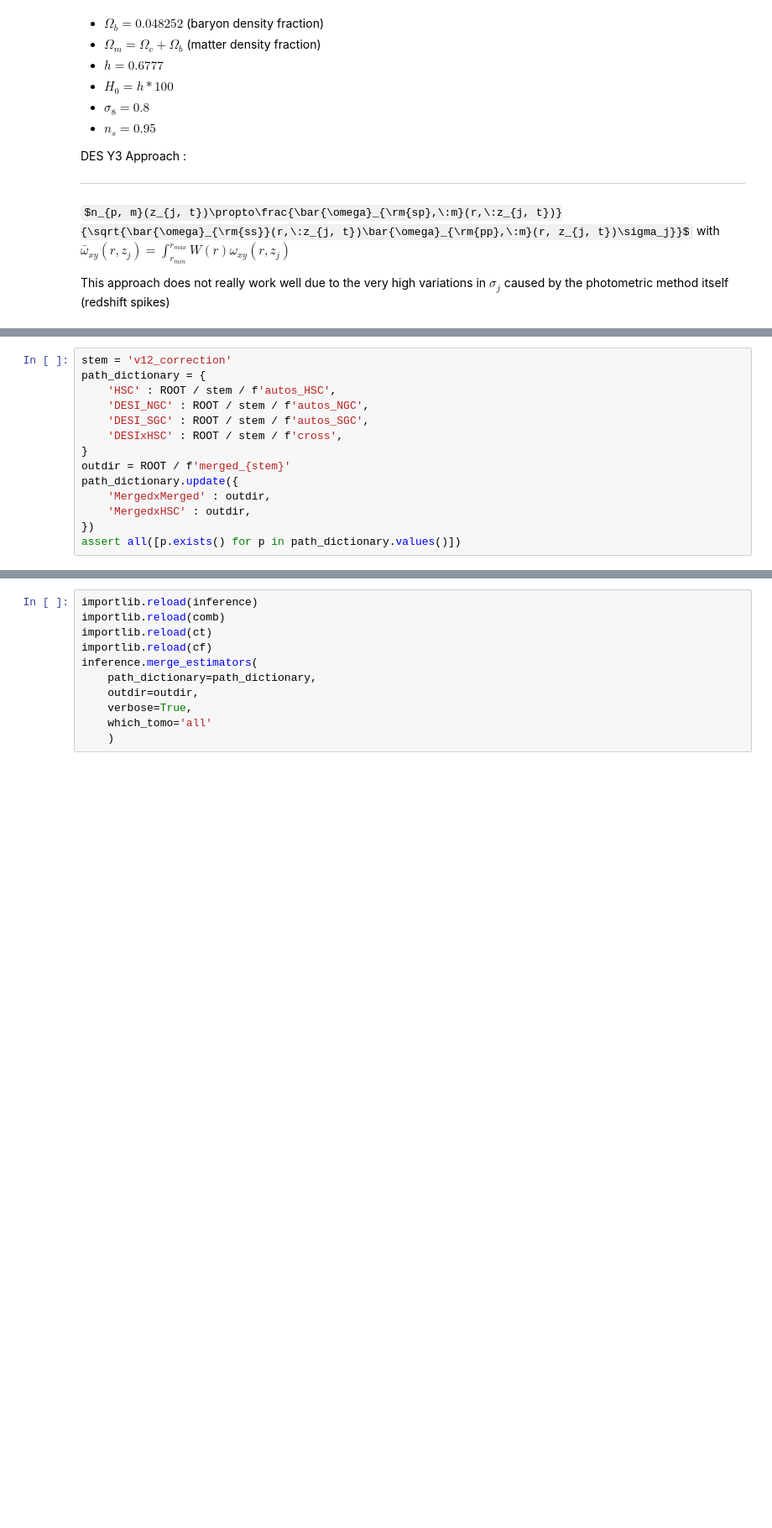
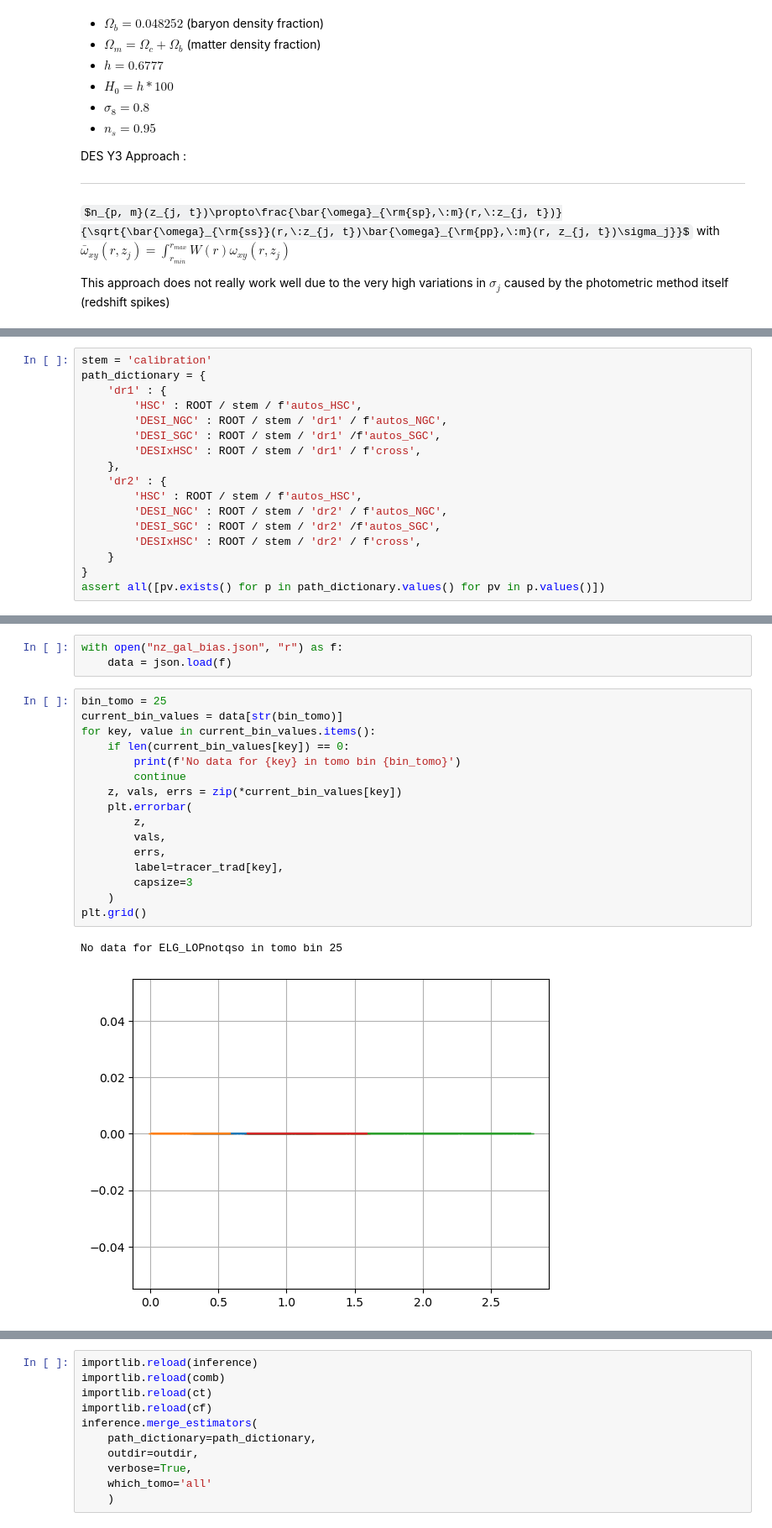
Before and after one commit to JeanCHDJdev/desi-y3-hsc, a Jupyter notebook: src/statistics/photoz_bias.ipynb, the cells around one changed output, grey strips where cells are left out. Shown at 84% size. Cells and saved outputs as stored; diff of their text form; some formulas as TeX source; blank space fills up the shorter version.

```diff
--- a/src/statistics/photoz_bias.ipynb
+++ b/src/statistics/photoz_bias.ipynb
@@ -69,16 +63,19 @@ tracer_trad = {
     'QSO' : 'QSO',
 }
 # %%
-stem = 'v12_correction'
+stem = 'calibration'
 path_dictionary = {
-    'HSC' : ROOT / stem / f'autos_HSC',
-    'DESI_NGC' : ROOT / stem / f'autos_NGC',
-    'DESI_SGC' : ROOT / stem / f'autos_SGC',
-    'DESIxHSC' : ROOT / stem / f'cross',
+    'dr1' : {
+        'HSC' : ROOT / stem / f'autos_HSC',
+        'DESI_NGC' : ROOT / stem / 'dr1' / f'autos_NGC',
+        'DESI_SGC' : ROOT / stem / 'dr1' /f'autos_SGC',
+        'DESIxHSC' : ROOT / stem / 'dr1' / f'cross',
+    },
+    'dr2' : {
+        'HSC' : ROOT / stem / f'autos_HSC',
+        'DESI_NGC' : ROOT / stem / 'dr2' / f'autos_NGC',
+        'DESI_SGC' : ROOT / stem / 'dr2' /f'autos_SGC',
+        'DESIxHSC' : ROOT / stem / 'dr2' / f'cross',
+    }
 }
-outdir = ROOT / f'merged_{stem}'
-path_dictionary.update({
-    'MergedxMerged' : outdir,
-    'MergedxHSC' : outdir,
-})
-assert all([p.exists() for p in path_dictionary.values()])
+assert all([pv.exists() for p in path_dictionary.values() for pv in p.values()])
@@ -84,0 +145,22 @@ assert all([p.exists() for p in path_dictionary.values()])
+# %%
+with open("nz_gal_bias.json", "r") as f:
+    data = json.load(f)
+# %%
+bin_tomo = 25
+current_bin_values = data[str(bin_tomo)]
+for key, value in current_bin_values.items():
+    if len(current_bin_values[key]) == 0:
+        print(f'No data for {key} in tomo bin {bin_tomo}')
+        continue
+    z, vals, errs = zip(*current_bin_values[key])
+    plt.errorbar(
+        z,
+        vals,
+        errs,
+        label=tracer_trad[key],
+        capsize=3
+    )
+plt.grid()
+# %% [output]
+No data for ELG_LOPnotqso in tomo bin 25
+[figure, added]
```
Also changed, not shown: parts of 5 cells of this notebook, 2 other files.
